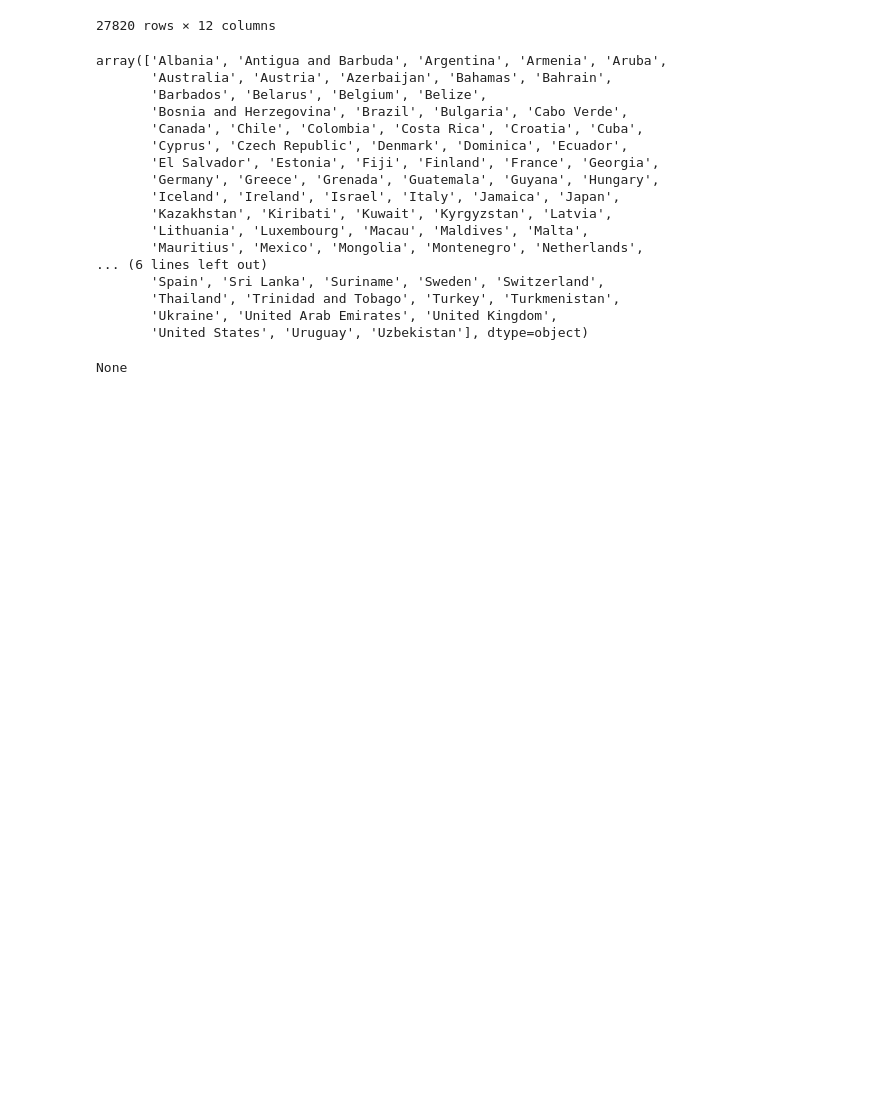
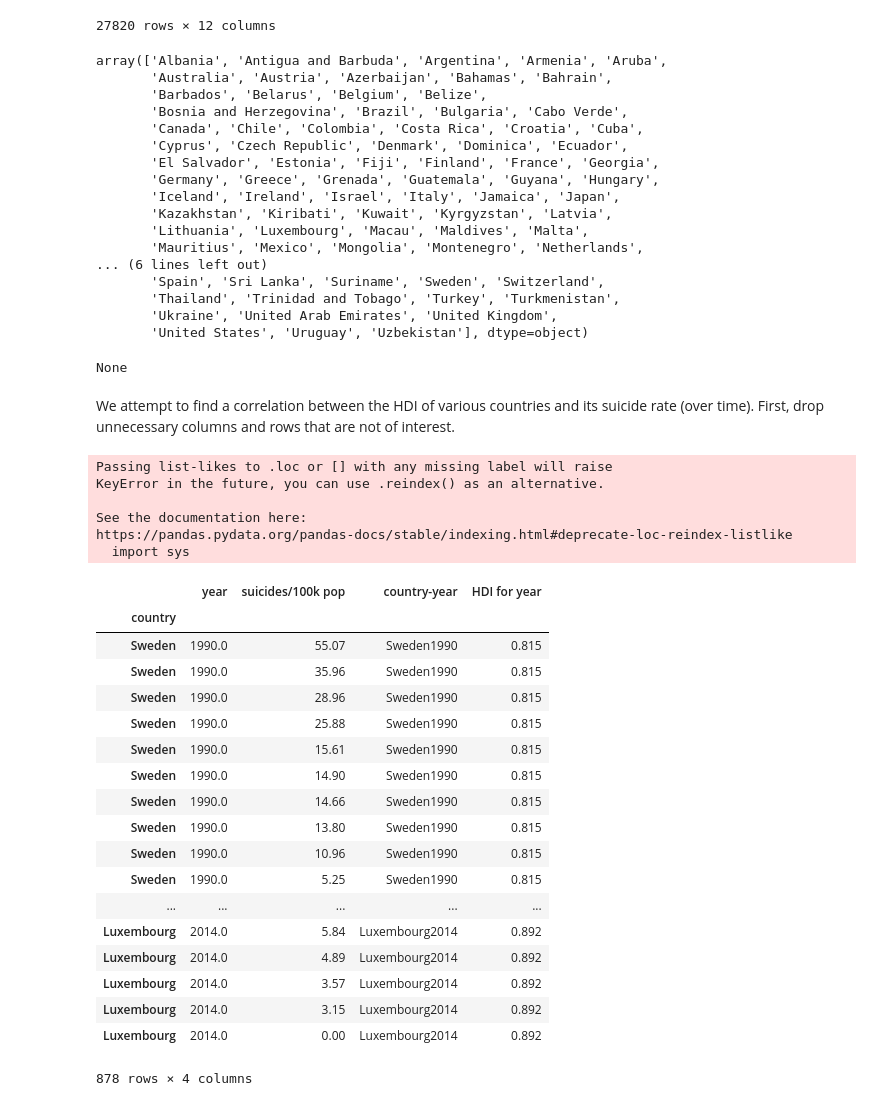
Before and after one commit to mahibhosain/suicide-analysis, a Jupyter notebook: suicide-analysis.ipynb, the cells around one changed output. Drawn from its saved outputs; the diff is of its cells as text; code cells hidden in the pictures; blank space fills up the shorter version.

Commit message:
data cleanup item 1

```diff
--- a/suicide-analysis.ipynb
+++ b/suicide-analysis.ipynb
@@ -68,3 +68,42 @@ new_df = data.dropna(subset=['HDI for year'], inplace=True)
 print(new_df)
 # %% [output]
 None
+# %% [markdown]
+We attempt to find a correlation between the HDI of various countries and its suicide rate (over time).
+First, drop unnecessary columns and rows that are not of interest.
+# %%
+hdi_suicide = data.copy(deep=True)
+hdi_suicide = hdi_suicide.drop(['sex', 'age', 'suicides_no', 'population', 'generation'], axis = 1)
+hdi_suicide = hdi_suicide.drop(hdi_suicide.columns[5], axis=1)
+hdi_suicide = hdi_suicide.drop(hdi_suicide.columns[5], axis=1)
+hdi_suicide.set_index("country", inplace = True)
+hdi_suicide.head()
+hdi_suicide = hdi_suicide.loc[['Sweden', 'United States', 'Japan', 'Thailand', 'Mexico', 'Brazil', 'Maritius', 'Albania', 'Kyrgysztan', 'Luxembourg']]
+hdi_suicide.dropna(how="any")
+hdi_suicide
+# %% [output]
+Passing list-likes to .loc or [] with any missing label will raise
+KeyError in the future, you can use .reindex() as an alternative.
+
+See the documentation here:
+https://pandas.pydata.org/pandas-docs/stable/indexing.html#deprecate-loc-reindex-listlike
+  import sys
+|  | year | suicides/100k pop | country-year | HDI for year |
+| country |  |  |  |  |
+| Sweden | 1990.0 | 55.07 | Sweden1990 | 0.815 |
+| Sweden | 1990.0 | 35.96 | Sweden1990 | 0.815 |
+| Sweden | 1990.0 | 28.96 | Sweden1990 | 0.815 |
+| Sweden | 1990.0 | 25.88 | Sweden1990 | 0.815 |
+| Sweden | 1990.0 | 15.61 | Sweden1990 | 0.815 |
+| Sweden | 1990.0 | 14.90 | Sweden1990 | 0.815 |
+| Sweden | 1990.0 | 14.66 | Sweden1990 | 0.815 |
+| Sweden | 1990.0 | 13.80 | Sweden1990 | 0.815 |
+| Sweden | 1990.0 | 10.96 | Sweden1990 | 0.815 |
+| Sweden | 1990.0 | 5.25 | Sweden1990 | 0.815 |
+| ... | ... | ... | ... | ... |
+| Luxembourg | 2014.0 | 5.84 | Luxembourg2014 | 0.892 |
+| Luxembourg | 2014.0 | 4.89 | Luxembourg2014 | 0.892 |
+| Luxembourg | 2014.0 | 3.57 | Luxembourg2014 | 0.892 |
+| Luxembourg | 2014.0 | 3.15 | Luxembourg2014 | 0.892 |
+| Luxembourg | 2014.0 | 0.00 | Luxembourg2014 | 0.892 |
+878 rows × 4 columns
```
